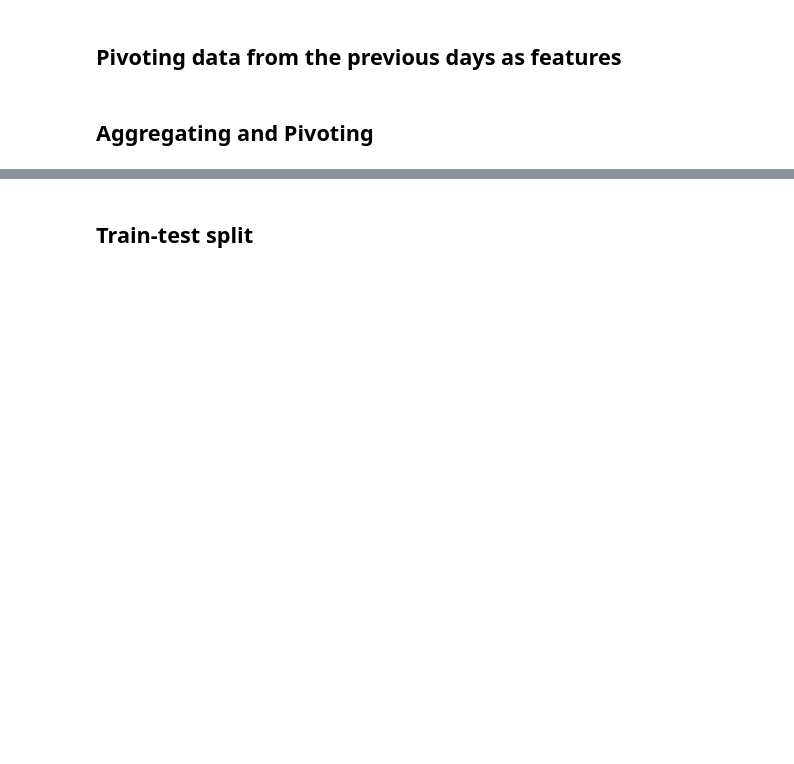
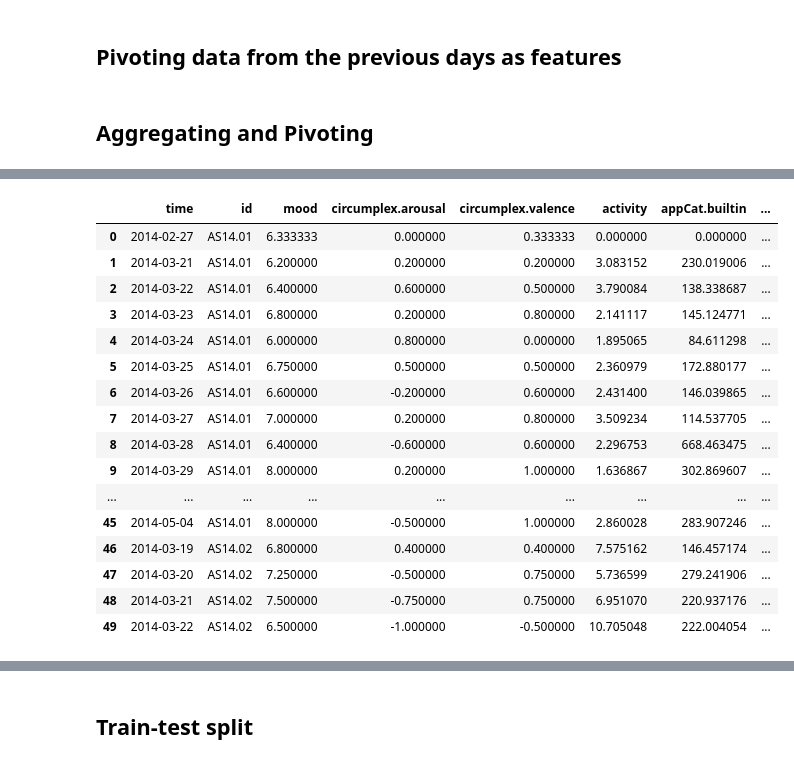
Before and after one commit to OlegBEZb/Data_Mining_assignment_1, a Jupyter notebook: Assignment_1.ipynb, the cells around one changed output, grey strips where cells are left out. Drawn from its saved outputs; the diff is of its cells as text; code cells hidden in the pictures; blank space fills up the shorter version.

```diff
--- a/Assignment_1.ipynb
+++ b/Assignment_1.ipynb
@@ -429,0 +387,20 @@ pivoted_df_daily.head(10)
+# %%
+pivoted_df.head(50)
+# %% [output]
+|  | time | id | mood | circumplex.arousal | circumplex.valence | activity | appCat.builtin | ... |
+| 0 | 2014-02-27 | AS14.01 | 6.333333 | 0.000000 | 0.333333 | 0.000000 | 0.000000 | ... |
+| 1 | 2014-03-21 | AS14.01 | 6.200000 | 0.200000 | 0.200000 | 3.083152 | 230.019006 | ... |
+| 2 | 2014-03-22 | AS14.01 | 6.400000 | 0.600000 | 0.500000 | 3.790084 | 138.338687 | ... |
+| 3 | 2014-03-23 | AS14.01 | 6.800000 | 0.200000 | 0.800000 | 2.141117 | 145.124771 | ... |
+| 4 | 2014-03-24 | AS14.01 | 6.000000 | 0.800000 | 0.000000 | 1.895065 | 84.611298 | ... |
+| 5 | 2014-03-25 | AS14.01 | 6.750000 | 0.500000 | 0.500000 | 2.360979 | 172.880177 | ... |
+| 6 | 2014-03-26 | AS14.01 | 6.600000 | -0.200000 | 0.600000 | 2.431400 | 146.039865 | ... |
+| 7 | 2014-03-27 | AS14.01 | 7.000000 | 0.200000 | 0.800000 | 3.509234 | 114.537705 | ... |
+| 8 | 2014-03-28 | AS14.01 | 6.400000 | -0.600000 | 0.600000 | 2.296753 | 668.463475 | ... |
+| 9 | 2014-03-29 | AS14.01 | 8.000000 | 0.200000 | 1.000000 | 1.636867 | 302.869607 | ... |
+| ... | ... | ... | ... | ... | ... | ... | ... | ... |
+| 45 | 2014-05-04 | AS14.01 | 8.000000 | -0.500000 | 1.000000 | 2.860028 | 283.907246 | ... |
+| 46 | 2014-03-19 | AS14.02 | 6.800000 | 0.400000 | 0.400000 | 7.575162 | 146.457174 | ... |
+| 47 | 2014-03-20 | AS14.02 | 7.250000 | -0.500000 | 0.750000 | 5.736599 | 279.241906 | ... |
+| 48 | 2014-03-21 | AS14.02 | 7.500000 | -0.750000 | 0.750000 | 6.951070 | 220.937176 | ... |
+| 49 | 2014-03-22 | AS14.02 | 6.500000 | -1.000000 | -0.500000 | 10.705048 | 222.004054 | ... |
```
Also changed, not shown: parts of 53 cells of this notebook.
